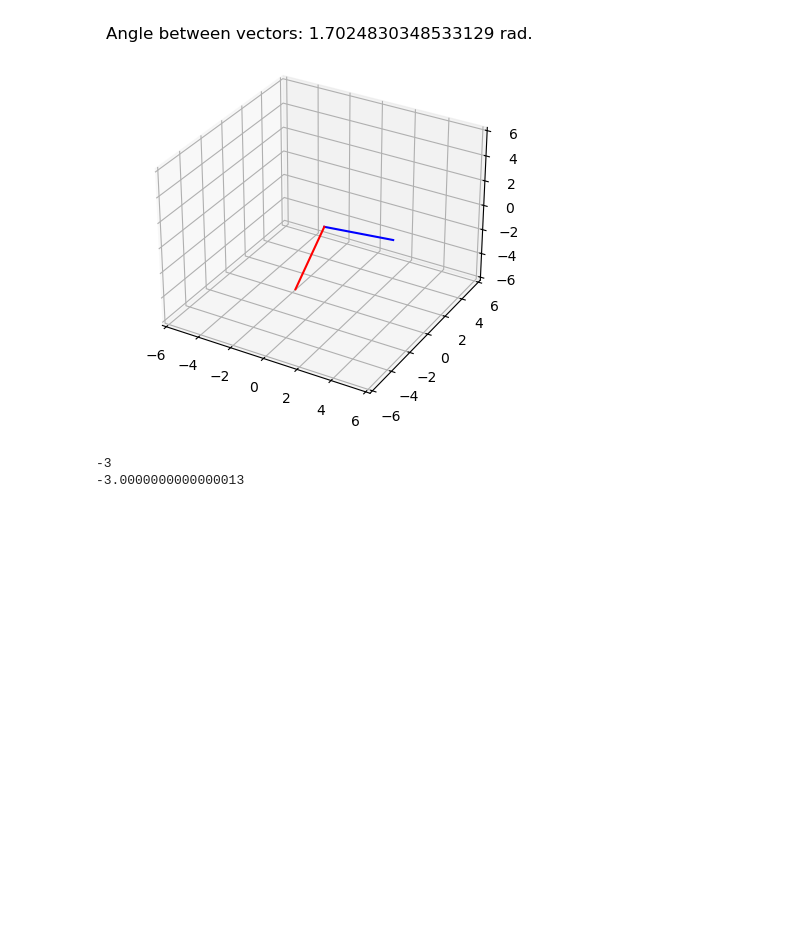
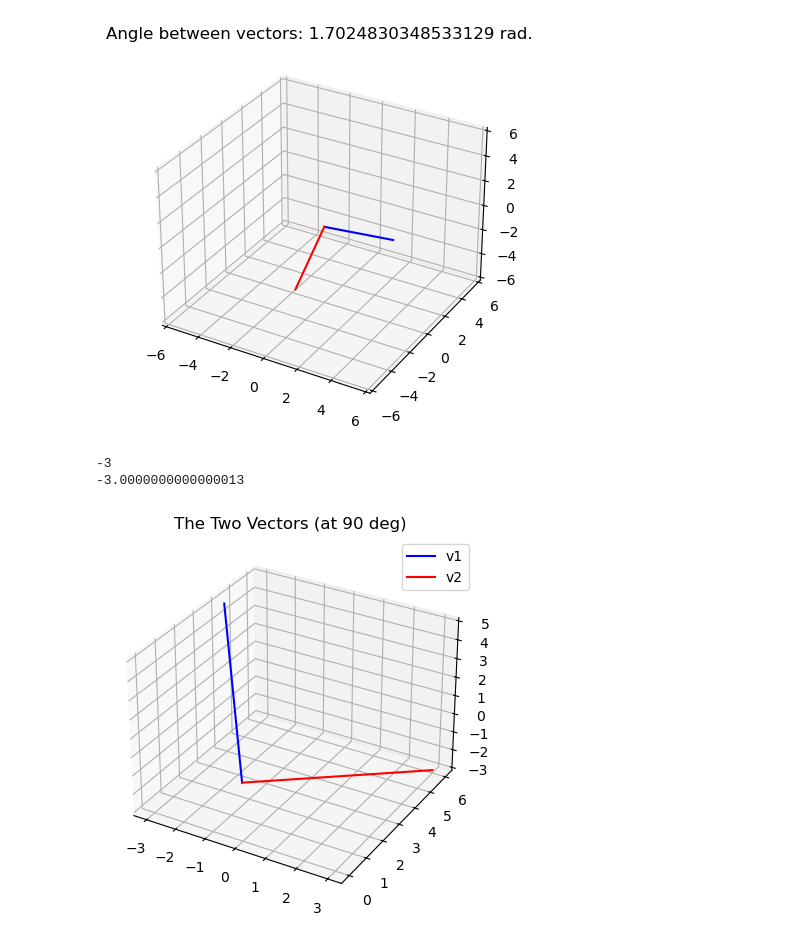
Before and after one commit to BrentGrammer/PROGNOTES, a Jupyter notebook: LinearAlgebra/dotproduct.ipynb, the cells around one changed output. Drawn from its saved outputs; the diff is of its cells as text; code cells hidden in the pictures; blank space fills up the shorter version.

Commit message:
sclar effects on sign of dot product

```diff
--- a/LinearAlgebra/dotproduct.ipynb
+++ b/LinearAlgebra/dotproduct.ipynb
@@ -140,3 +140,85 @@ print(dp_g)
 # %% [output]
 -3
 -3.0000000000000013
+# %%
+###### THE RELATIONSHIP OF THE SIGN OF THE DOT PRODUCT AS AFFECTED BY SCALAR MULTIPLICATION ####
+
+### What happens to the dot product of two vectors, when those vectors get scaled by some scalar?
+
+# 2 3-d vectors at right angle
+v1 = np.array([-3,4,5])
+v2 = np.array([3,6,-3])
+
+# scalars to multiply the vectors by:
+s1 = 2
+s2 = 3
+
+# these vectors are at right angle to each other (orthogonal)
+fig = plt.figure()
+ax = fig.add_subplot(111, projection='3d')
+ax.plot([0,v1[0]],[0,v1[1]],[0,v1[2]],'b', label='v1')
+ax.plot([0,v2[0]],[0,v2[1]],[0,v2[2]],'r', label='v2')
+plt.legend()
+plt.title('The Two Vectors (at 90 deg)')
+plt.show()
+
+# dot product of vectors (no multiplying by scalars):
+print('Original dot product: ' + str(np.dot(v1,v2))) # 0
+
+
+fig = plt.figure()
+ax = fig.add_subplot(111, projection='3d')
+ax.plot([0,v1[0]*s1],[0,v1[1]*s1],[0,v1[2]*s1],'g', label='v1*s1')
+ax.plot([0,v2[0]*s2],[0,v2[1]*s2],[0,v2[2]*s2],'g', label='v2*s2')
+plt.legend()
+plt.title(f'The Two Orthog. Vectors Scaled at {s1=}, {s2=}')
+plt.show()
+
+#### Showing that orthogonal vectors (at 90 deg to each other) result in 0 when negative numbers involved
+# scaled with scalars:
+print('Scaled dot product (still zero for orthog.): ' + str(np.dot(s1*v1, s2*v2))) # 0
+
+##################################################################################
+# Non-orthogonal vectors to show affects of scalar multiplication on dot product #
+##################################################################################
+
+v1 = np.array([-3,4,6]) # change 5 to 6 to make it non-orthogonal
+v2 = np.array([3,6,-3])
+
+fig = plt.figure()
+ax = fig.add_subplot(111, projection='3d')
+ax.plot([0,v1[0]],[0,v1[1]],[0,v1[2]],'b', label='v1')
+ax.plot([0,v2[0]],[0,v2[1]],[0,v2[2]],'r', label='v2')
+plt.legend()
+plt.title('The Two Vectors (non-orthogonal)')
+plt.show()
+
+print('Original dot product (Non-Orthogonal): ' + str(np.dot(v1,v2))) # -3
+
+fig = plt.figure()
+ax = fig.add_subplot(111, projection='3d')
+ax.plot([0,v1[0]*s1],[0,v1[1]*s1],[0,v1[2]*s1],'g', label='v1*s1')
+ax.plot([0,v2[0]*s2],[0,v2[1]*s2],[0,v2[2]*s2],'g', label='v2*s2')
+plt.legend()
+plt.title(f'Non-Orthog. Vec. Scaled {s1=}, {s2=}')
+plt.show()
+
+# result of scaled dot product is negative
+print('Scaled dot product (negative - obtuse): ' + str(np.dot(s1*v1, s2*v2))) # -18
+
+
+s1 = -2
+s2 = 3
+
+fig = plt.figure()
+ax = fig.add_subplot(111, projection='3d')
+ax.plot([0,v1[0]*s1],[0,v1[1]*s1],[0,v1[2]*s1],'g', label='v1*s1')
+ax.plot([0,v2[0]*s2],[0,v2[1]*s2],[0,v2[2]*s2],'g', label='v2*s2')
+plt.legend()
+plt.title(f'Non-Ortog. Vec. Scaled by negative, {s1=}')
+plt.show()
+
+# result of scaled dot product is positive with a negative scalar 1
+print('Scaled dot product (positive - acute): ' + str(np.dot(s1*v1, s2*v2))) # 18
+# %% [output]
+[figure, added]
```
Also changed, not shown: parts of 4 cells of this notebook, 1 other file.
